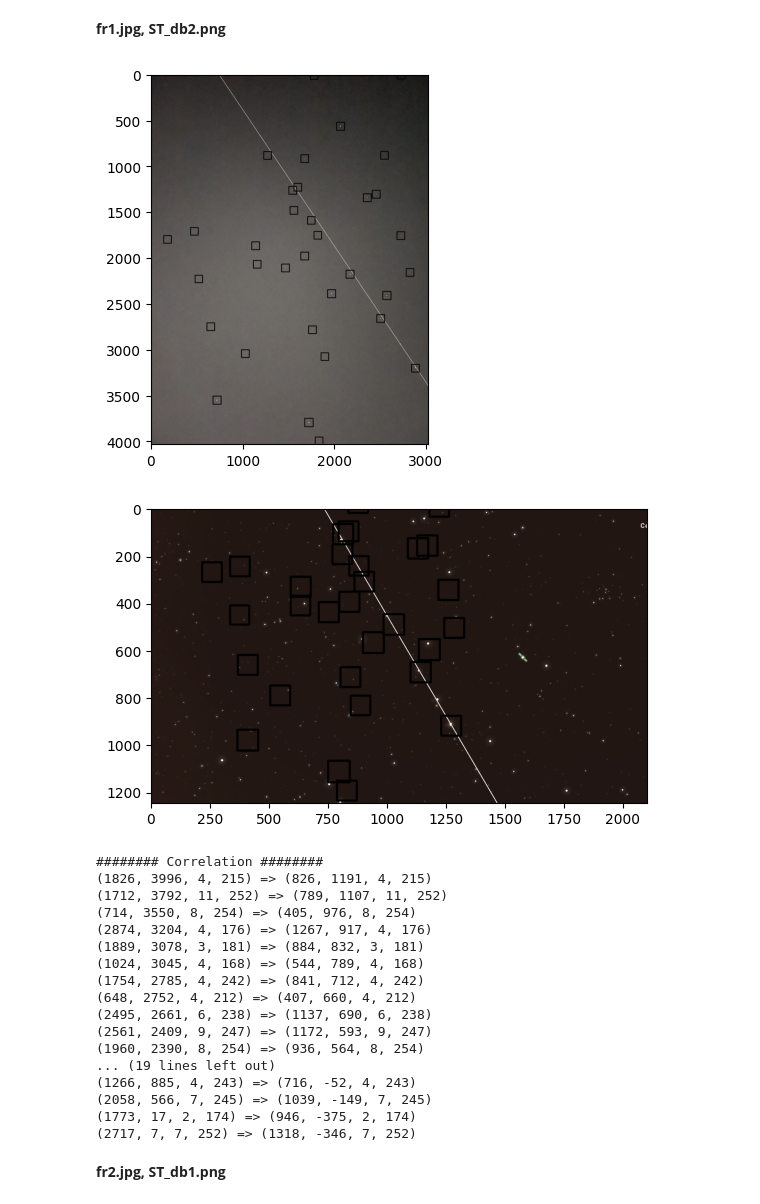
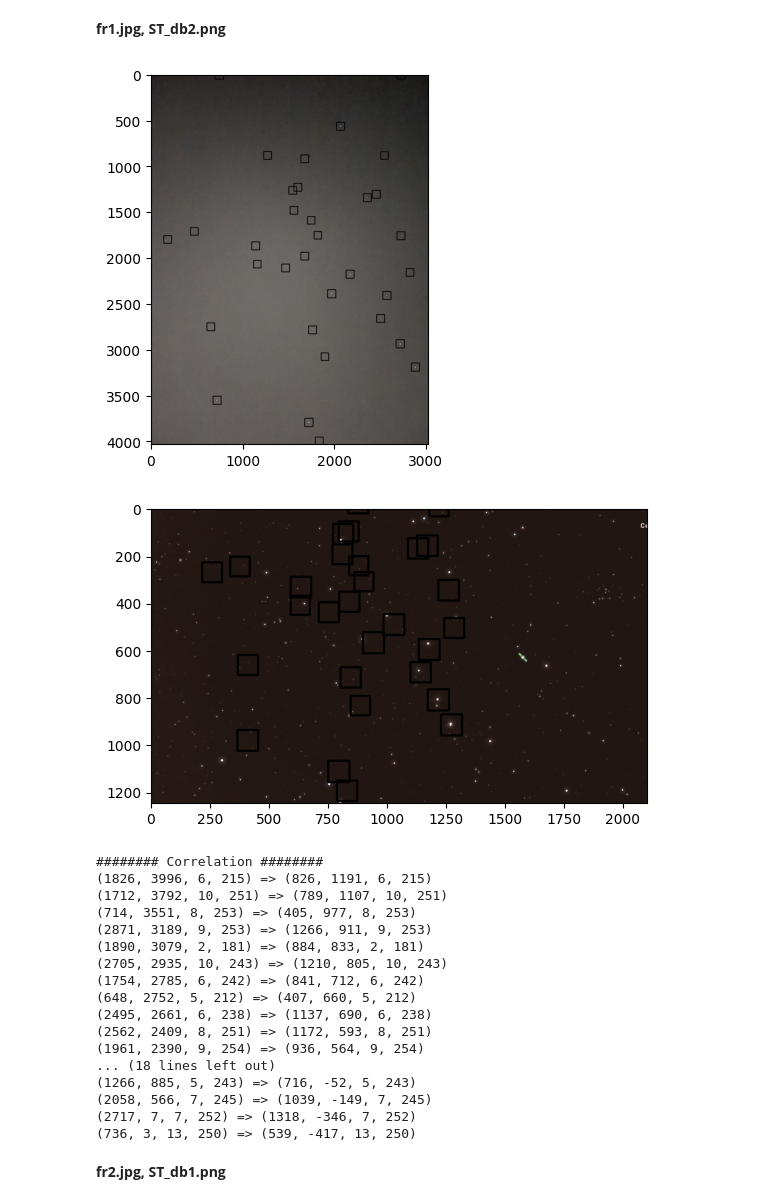
Before and after one commit to HagaiHen/NewSpaceEx1, a Jupyter notebook: New_Space_Ex1.ipynb, the cells around one changed output. Cells and saved outputs as stored; diff of their text form; code cells hidden in the pictures.

```diff
--- a/New_Space_Ex1.ipynb
+++ b/New_Space_Ex1.ipynb
@@ -92,13 +94,14 @@ def stars_detection(img):
     tmp_min = 0
     img = cv.cvtColor(img, cv.COLOR_BGR2GRAY)
     # Apply a threshold to create a binary image
-    ret, thresh = cv.threshold(img, 160, 255, cv.THRESH_BINARY)
+    ret, thresh = cv.threshold(img, 179, 255, cv.THRESH_BINARY)
 
     # Find contours in the binary image
     contours, hierarchy = cv.findContours(thresh, cv.RETR_TREE, cv.CHAIN_APPROX_SIMPLE)
 
     # Loop through the contours and find the centers of the stars
     centers = []
+    eps = 1 / 225000
     for cnt in contours:
         # Calculate the bounding box of the contour
         x,y,w,h = cv.boundingRect(cnt)
@@ -109,12 +112,13 @@ def stars_detection(img):
             if abs(center[0]-x) < 50 and abs(center[1]-y) < 50:
                 too_close = True
                 break
-        if not too_close and w < 100 and h < 100:
+        scale = img.shape[0] * img.shape[1] * eps
+        if not too_close and max(w,h) < scale:
             # Calculate the center of the star
             center_x = x + w // 2
             center_y = y + h // 2
             brightness = img[center_y, center_x]
-            centers.append((x, y, min(w, h), brightness))
+            centers.append((x, y, max(w, h), brightness))
 
     return centers
 
@@ -429,58 +378,52 @@ for three_points1, c1, (m1, b1) in top_three1:
     curr_diff = similarity(three_points1, three_points2)[0]
     if curr_diff < best_diff:
       best_diff = curr_diff
       best_line = ((m1, b1), (m2, b2))
       best_correlation = (three_points1[:3], three_points2[:3])
 
-m1, b1 = best_line[0]
-m2, b2 = best_line[1]
-
-img1 = draw_line(img1, m1, b1)
-img2 = draw_line(img2, m2, b2)
-
 s, R, t = compute_transformation(best_correlation)
 
 transformed_points = []
 
 # Detection
 img1 = orig_img1
 img2 = orig_img2
 
 s_points = stars_detection(img1)
 draw_rectangles(img1, s_points, (0,0,0))
 
 for x, y, r, b in s_points:
   newx, newy = transform(x,y, s, R, t)
   transformed_points.append((int(newx), int(newy), r, b))
 
 draw_rectangles_manually(img2, transformed_points)
 
 plt.imshow(img1), plt.show()
 plt.imshow(img2), plt.show()
 
 print("######## Correlation ########")
 for i in range(len(transformed_points)):
   print(f"{s_points[i]} => {transformed_points[i]}")
 # %% [output]
-[figure, old version]
+[figure, new version]
-[figure, old version]
+[figure, new version]
 ######## Correlation ########
-(1826, 3996, 4, 215) => (826, 1191, 4, 215)
-(1712, 3792, 11, 252) => (789, 1107, 11, 252)
-(714, 3550, 8, 254) => (405, 976, 8, 254)
-(2874, 3204, 4, 176) => (1267, 917, 4, 176)
-(1889, 3078, 3, 181) => (884, 832, 3, 181)
-(1024, 3045, 4, 168) => (544, 789, 4, 168)
-(1754, 2785, 4, 242) => (841, 712, 4, 242)
-(648, 2752, 4, 212) => (407, 660, 4, 212)
+(1826, 3996, 6, 215) => (826, 1191, 6, 215)
+(1712, 3792, 10, 251) => (789, 1107, 10, 251)
+(714, 3551, 8, 253) => (405, 977, 8, 253)
+(2871, 3189, 9, 253) => (1266, 911, 9, 253)
+(1890, 3079, 2, 181) => (884, 833, 2, 181)
+(2705, 2935, 10, 243) => (1210, 805, 10, 243)
+(1754, 2785, 6, 242) => (841, 712, 6, 242)
+(648, 2752, 5, 212) => (407, 660, 5, 212)
 (2495, 2661, 6, 238) => (1137, 690, 6, 238)
-(2561, 2409, 9, 247) => (1172, 593, 9, 247)
-(1960, 2390, 8, 254) => (936, 564, 8, 254)
-... (19 lines left out)
-(1266, 885, 4, 243) => (716, -52, 4, 243)
+(2562, 2409, 8, 251) => (1172, 593, 8, 251)
+(1961, 2390, 9, 254) => (936, 564, 9, 254)
+... (18 lines left out)
+(1266, 885, 5, 243) => (716, -52, 5, 243)
 (2058, 566, 7, 245) => (1039, -149, 7, 245)
-(1773, 17, 2, 174) => (946, -375, 2, 174)
 (2717, 7, 7, 252) => (1318, -346, 7, 252)
+(736, 3, 13, 250) => (539, -417, 13, 250)
 # %% [markdown]
 **fr2.jpg, ST_db1.png**
 # %%
```
Also changed, not shown: parts of 14 cells of this notebook.
